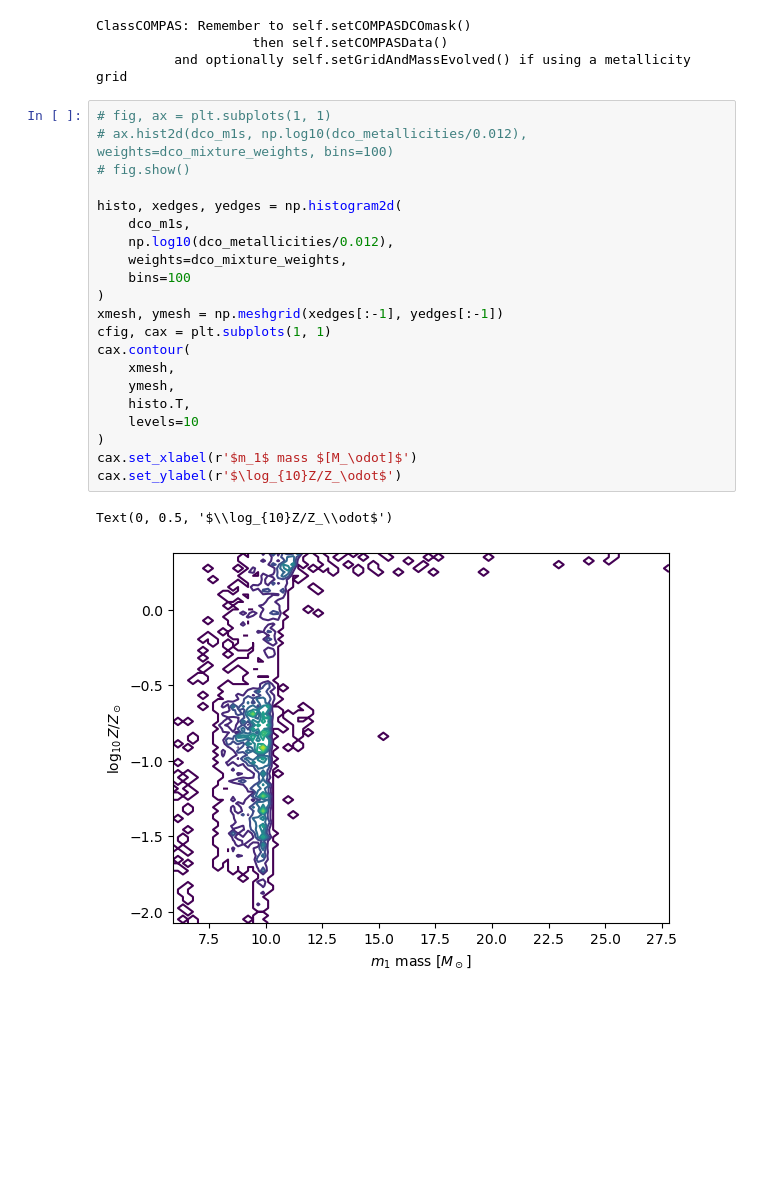
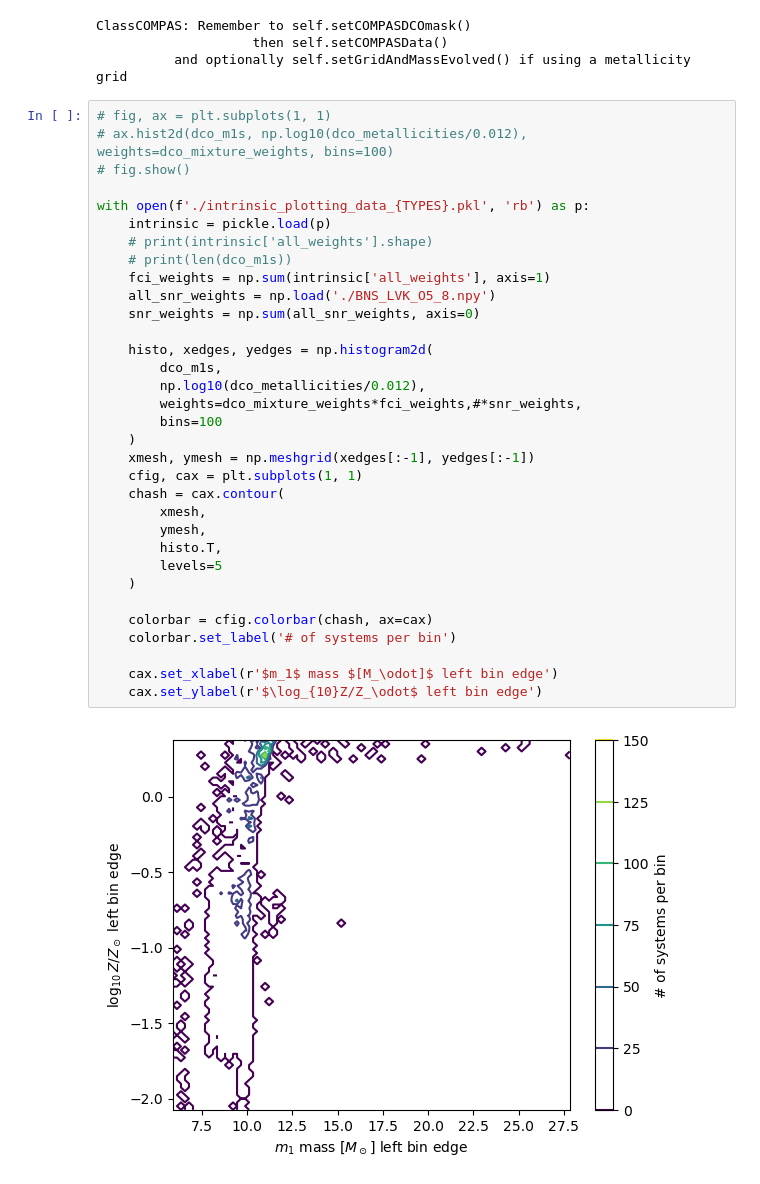
Before and after one commit to stlgolfer/metallicity_mergers, a Jupyter notebook: twodhistogram.ipynb, the cells around one changed output. Saved outputs shown, nothing was run; the diff lists cells and outputs as text; blank space fills up the shorter version.

Commit message:
Toy 2dhistogram plot

```diff
--- a/twodhistogram.ipynb
+++ b/twodhistogram.ipynb
@@ -52,24 +52,35 @@ ClassCOMPAS: Remember to self.setCOMPASDCOmask()
 # %%
 # fig, ax = plt.subplots(1, 1)
 # ax.hist2d(dco_m1s, np.log10(dco_metallicities/0.012), weights=dco_mixture_weights, bins=100)
 # fig.show()
 
-histo, xedges, yedges = np.histogram2d(
-    dco_m1s,
-    np.log10(dco_metallicities/0.012),
-    weights=dco_mixture_weights,
-    bins=100
-)
-xmesh, ymesh = np.meshgrid(xedges[:-1], yedges[:-1])
-cfig, cax = plt.subplots(1, 1)
-cax.contour(
-    xmesh,
-    ymesh,
-    histo.T,
-    levels=10
-)
-cax.set_xlabel(r'$m_1$ mass $[M_\odot]$')
-cax.set_ylabel(r'$\log_{10}Z/Z_\odot$')
+with open(f'./intrinsic_plotting_data_{TYPES}.pkl', 'rb') as p:
+    intrinsic = pickle.load(p)
+    # print(intrinsic['all_weights'].shape)
+    # print(len(dco_m1s))
+    fci_weights = np.sum(intrinsic['all_weights'], axis=1)
+    all_snr_weights = np.load('./BNS_LVK_O5_8.npy')
+    snr_weights = np.sum(all_snr_weights, axis=0)
+
+    histo, xedges, yedges = np.histogram2d(
+        dco_m1s,
+        np.log10(dco_metallicities/0.012),
+        weights=dco_mixture_weights*fci_weights,#*snr_weights,
+        bins=100
+    )
+    xmesh, ymesh = np.meshgrid(xedges[:-1], yedges[:-1])
+    cfig, cax = plt.subplots(1, 1)
+    chash = cax.contour(
+        xmesh,
+        ymesh,
+        histo.T,
+        levels=5
+    )
+
+    colorbar = cfig.colorbar(chash, ax=cax)
+    colorbar.set_label('# of systems per bin')
+
+    cax.set_xlabel(r'$m_1$ mass $[M_\odot]$ left bin edge')
+    cax.set_ylabel(r'$\log_{10}Z/Z_\odot$ left bin edge')
 # %% [output]
-Text(0, 0.5, '$\\log_{10}Z/Z_\\odot$')
-[figure, old version]
+[figure, new version]
```
